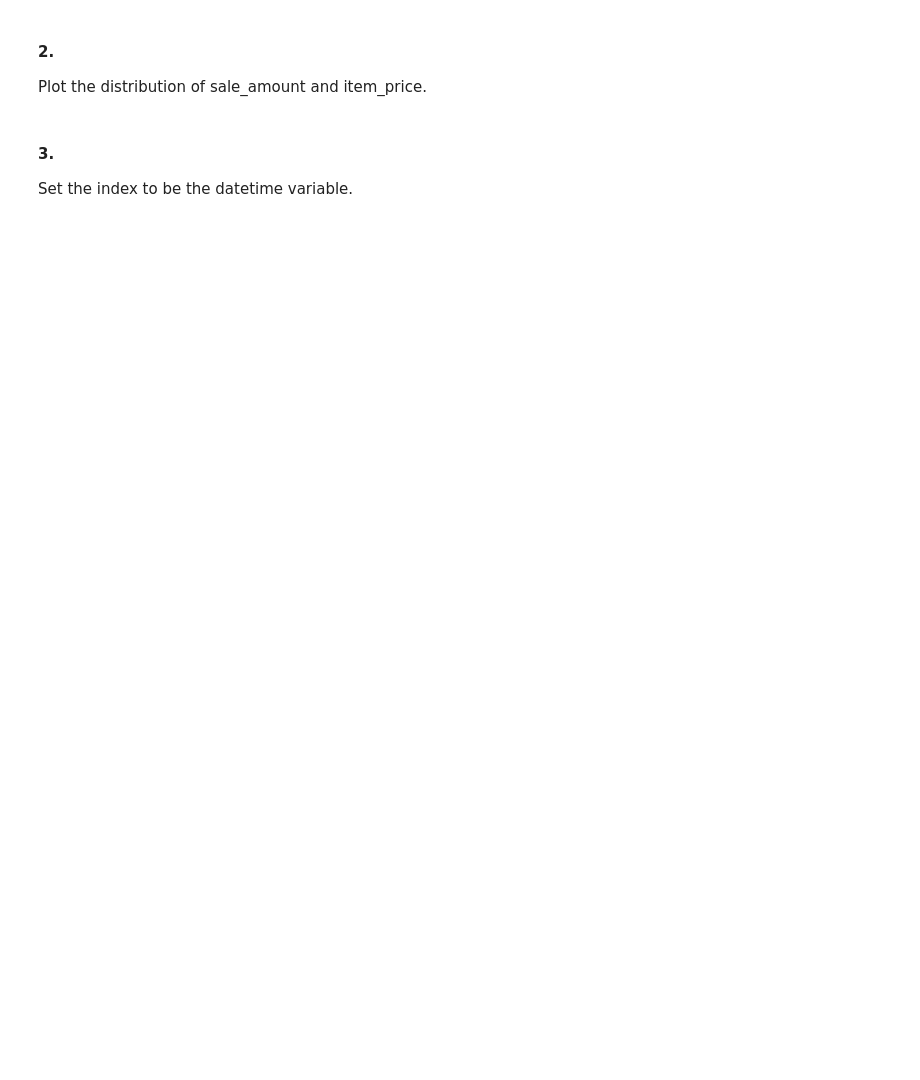
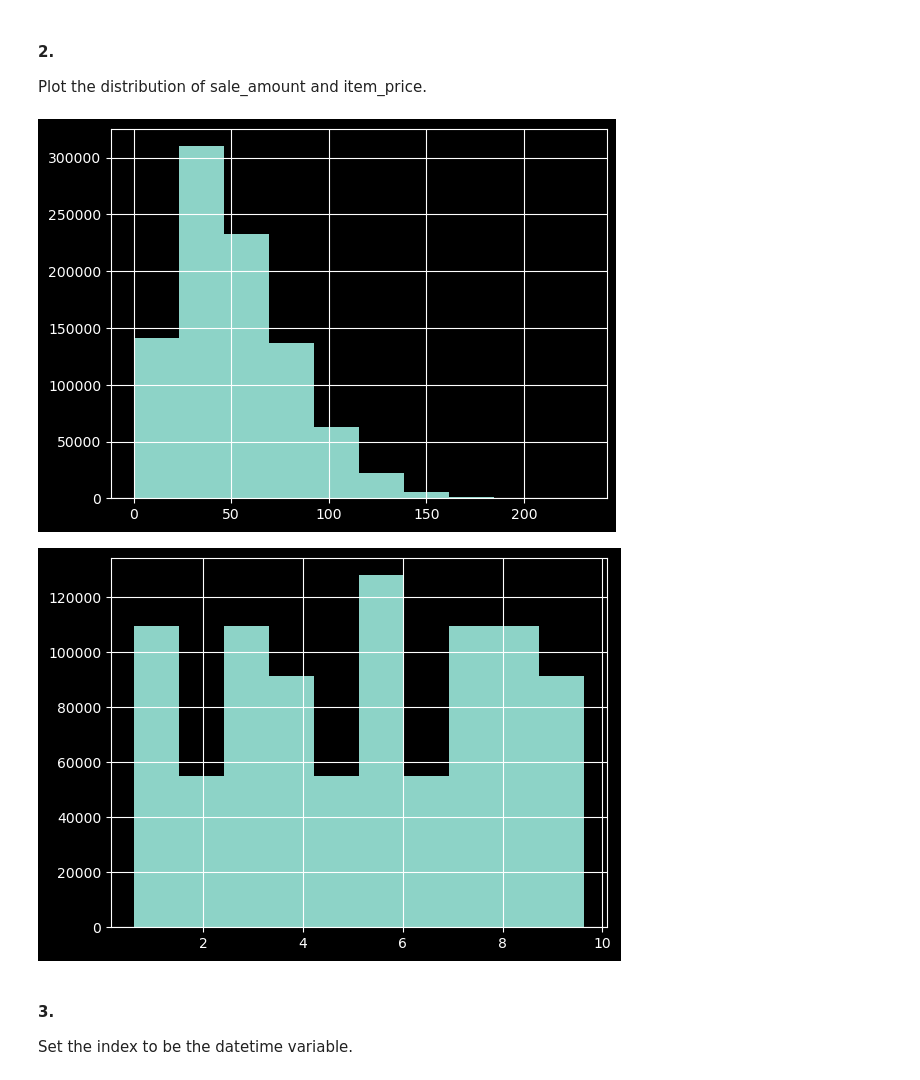
Before and after one commit to Zacharia-Schmitz/time-series-exercises, a Jupyter notebook: prepare_work.ipynb, the cells around one changed output. Drawn from its saved outputs; the diff is of its cells as text; code cells hidden in the pictures; blank space fills up the shorter version.

```diff
--- a/prepare_work.ipynb
+++ b/prepare_work.ipynb
@@ -8,0 +122,2 @@ The end result of this exercise should be a file named prepare.py.
+# %%
+store = get_sql()
@@ -10,3 +150,11 @@ The end result of this exercise should be a file named prepare.py.
 
 #### 1.
 Convert date column to datetime format.
+# %%
+# Remove the timezone information
+store["sale_date"] = store["sale_date"].str.replace(" 00:00:00 GMT", "")
+store["sale_date"] = store["sale_date"].str.strip()
+
+# Convert column
+store["sale_date"] = pd.to_datetime(store["sale_date"])
+store.info()
@@ -13,6 +179,17 @@ Convert date column to datetime format.
 # %% [markdown]
 #### 2.
 Plot the distribution of sale_amount and item_price.
+# %%
+import matplotlib.pyplot as plt
+
+store["sale_amount"].hist()
+plt.show()
+
+store["item_price"].hist()
+plt.show()
+# %% [output]
+[figure, added]
+[figure, added]
 # %% [markdown]
 #### 3.
 Set the index to be the datetime variable.
```
Also changed, not shown: parts of 38 cells of this notebook.
